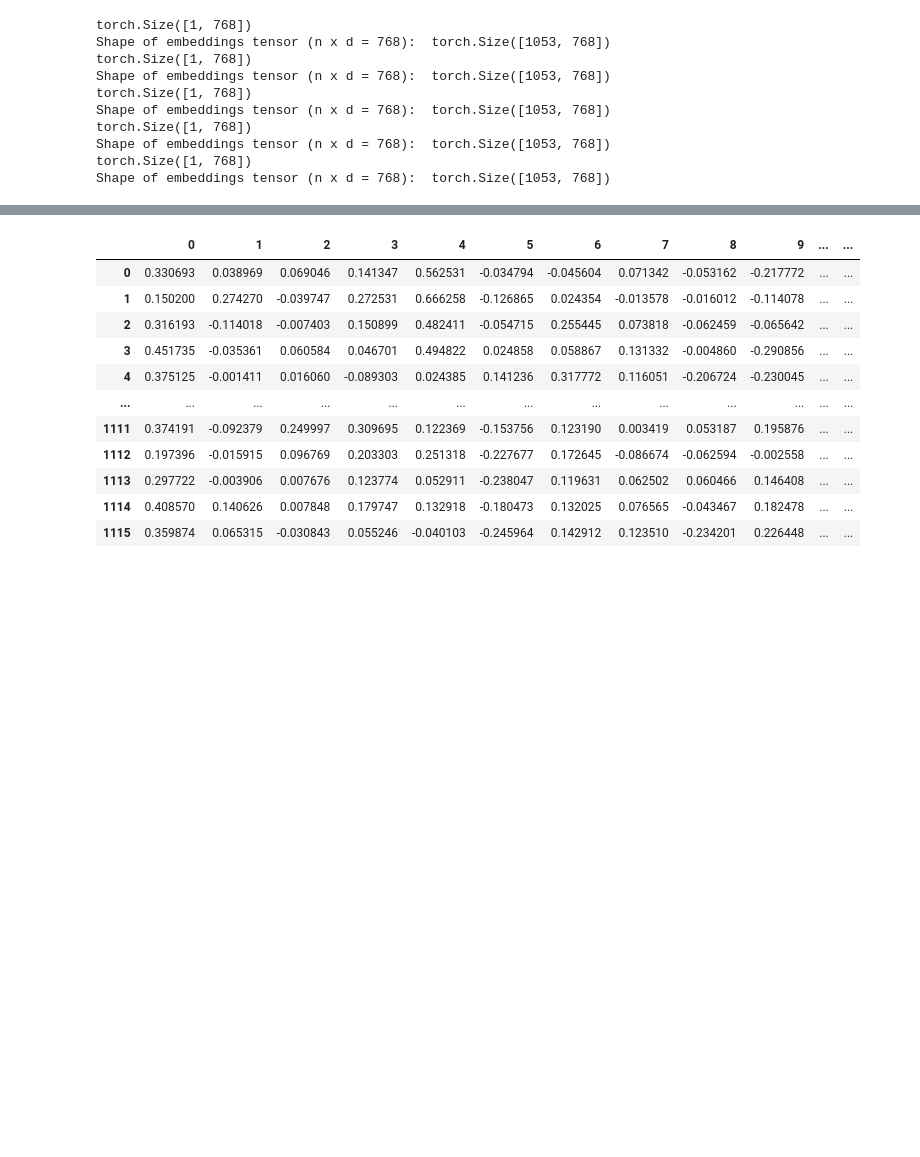
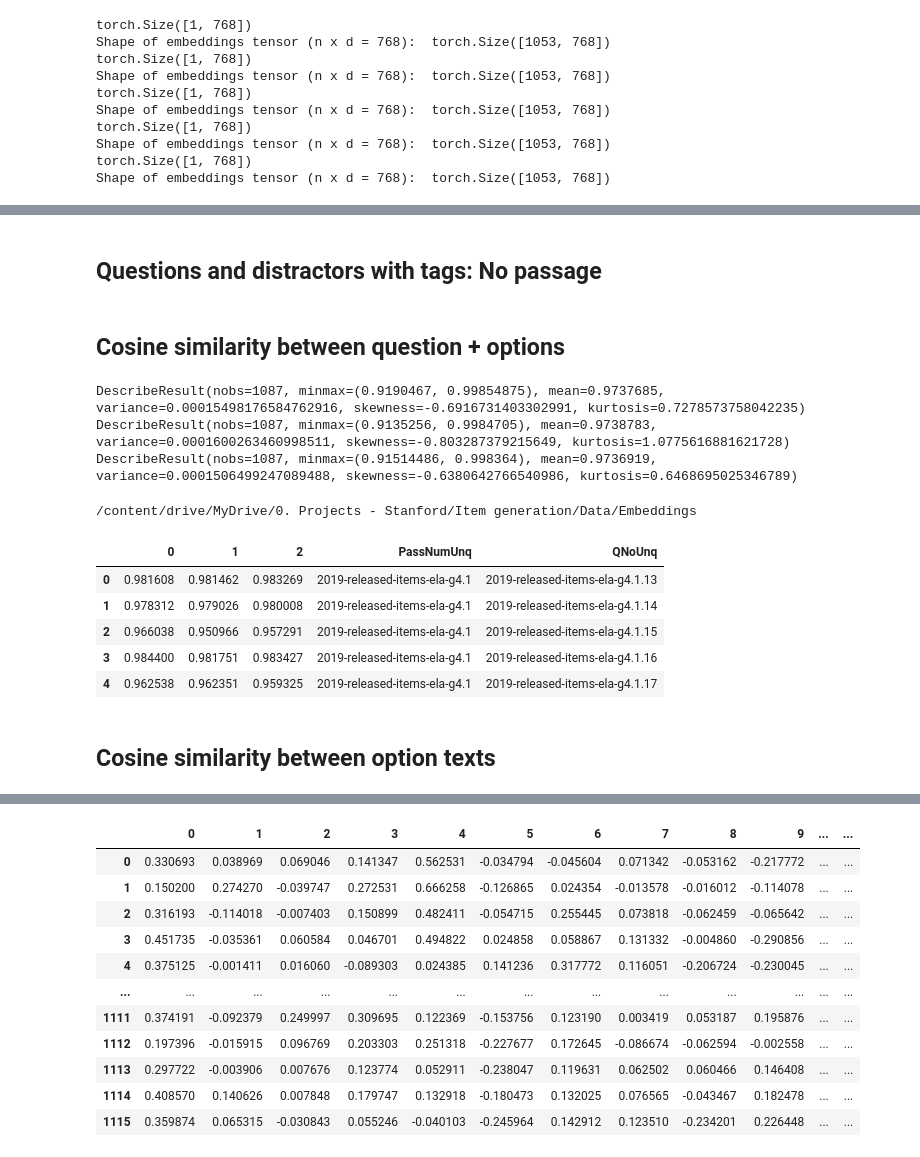
Before and after one commit to rkap786/reading_idm, a Jupyter notebook: Python/BERTembedding.ipynb, the cells around one changed output, grey strips where cells are left out. Cells and saved outputs as stored; diff of their text form; code cells hidden in the pictures; blank space fills up the shorter version.

```diff
--- a/Python/BERTembedding.ipynb
+++ b/Python/BERTembedding.ipynb
@@ -11,3 +16,9 @@ import torch
 #    vectorize_with_pretrained_embeddings(sentences, labels): Given a list of text examples,
 #    produces embeddings of dim 768 for each example
 #***
+# %%
+from transformers import AutoTokenizer
+
+model_name = "bert-base-cased"
+tokenizer = AutoTokenizer.from_pretrained(model_name)
+print("Tokenizer loaded successfully!")
@@ -173,0 +227,2 @@ df.to_csv('question_alldistractors_embed.csv')
+# %% [markdown]
+## Questions and distractors with tags: No passage
@@ -173,0 +236,51 @@ df.to_csv('question_alldistractors_embed.csv')
+# %% [markdown]
+## Cosine similarity between question + options
+# %%
+from numpy import dot
+from numpy.linalg import norm
+
+# # Tag + Question + Correct answer
+ques_correct_answer_tag= 'Question:' + f['QuestionText'] + '\n Correct answer: ' + f['option_correct_ans']
+ques_distractor1_tag=  'Question:' + f['QuestionText'] + '\n Wrong answer 1: ' + f['option_distractor1']
+ques_distractor2_tag= 'Question:' + f['QuestionText'] + '\n Wrong answer 2: ' + f['option_distractor2']
+ques_distractor3_tag= 'Question:' + f['QuestionText'] + '\n Wrong answer 3: ' + f['option_distractor3']
+
+
+corrembedtag= vectorize_with_pretrained_embeddings(ques_correct_answer_tag)
+optionembed1tag= vectorize_with_pretrained_embeddings(ques_distractor1_tag)
+optionembed2tag= vectorize_with_pretrained_embeddings(ques_distractor2_tag)
+optionembed3tag= vectorize_with_pretrained_embeddings(ques_distractor3_tag)
+
+
+# Compute cosine similarity using dot product and norms
+cosine_similarities1 = np.sum(corrembedtag * optionembed1tag, axis=1) / (norm(corrembedtag, axis=1) * norm(optionembed1tag, axis=1))
+cosine_similarities2 = np.sum(corrembedtag * optionembed2tag, axis=1) / (norm(corrembedtag, axis=1) * norm(optionembed2tag, axis=1))
+cosine_similarities3 = np.sum(corrembedtag * optionembed3tag, axis=1) / (norm(corrembedtag, axis=1) * norm(optionembed3tag, axis=1))
+# %%
+cosine_similarities1.shape
+from scipy import stats
+print(stats.describe(cosine_similarities1))
+print(stats.describe(cosine_similarities2))
+print(stats.describe(cosine_similarities3))
+# %% [output]
+DescribeResult(nobs=1087, minmax=(0.9190467, 0.99854875), mean=0.9737685, variance=0.00015498176584762916, skewness=-0.6916731403302991, kurtosis=0.7278573758042235)
+DescribeResult(nobs=1087, minmax=(0.9135256, 0.9984705), mean=0.9738783, variance=0.0001600263460998511, skewness=-0.803287379215649, kurtosis=1.0775616881621728)
+DescribeResult(nobs=1087, minmax=(0.91514486, 0.998364), mean=0.9736919, variance=0.0001506499247089488, skewness=-0.6380642766540986, kurtosis=0.6468695025346789)
+# %%
+%cd '/content/drive/MyDrive/0. Projects - Stanford/Item generation/Data/Embeddings/'
+df = np.column_stack([cosine_similarities1, cosine_similarities2, cosine_similarities3])
+df= pd.DataFrame(df)
+df['PassNumUnq'] = f['PassNumUnq']
+df['QNoUnq'] = f['QNoUnq']
+
+df.to_csv('question_embed_cos_sim.csv')
+# %% [output]
+/content/drive/MyDrive/0. Projects - Stanford/Item generation/Data/Embeddings
+|  | 0 | 1 | 2 | PassNumUnq | QNoUnq |
+| 0 | 0.981608 | 0.981462 | 0.983269 | 2019-released-items-ela-g4.1 | 2019-released-items-ela-g4.1.13 |
+| 1 | 0.978312 | 0.979026 | 0.980008 | 2019-released-items-ela-g4.1 | 2019-released-items-ela-g4.1.14 |
+| 2 | 0.966038 | 0.950966 | 0.957291 | 2019-released-items-ela-g4.1 | 2019-released-items-ela-g4.1.15 |
+| 3 | 0.984400 | 0.981751 | 0.983427 | 2019-released-items-ela-g4.1 | 2019-released-items-ela-g4.1.16 |
+| 4 | 0.962538 | 0.962351 | 0.959325 | 2019-released-items-ela-g4.1 | 2019-released-items-ela-g4.1.17 |
+# %% [markdown]
+## Cosine similarity between option texts
```
Also changed, not shown: parts of 23 cells of this notebook, 11 other files.
